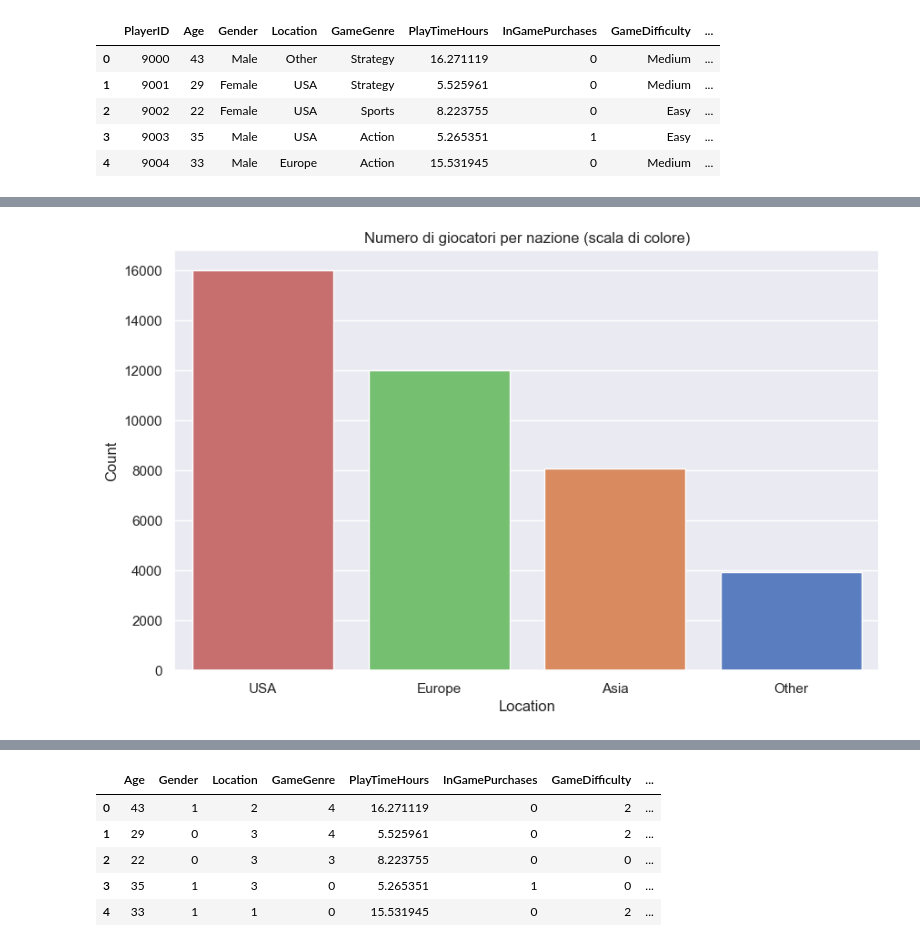
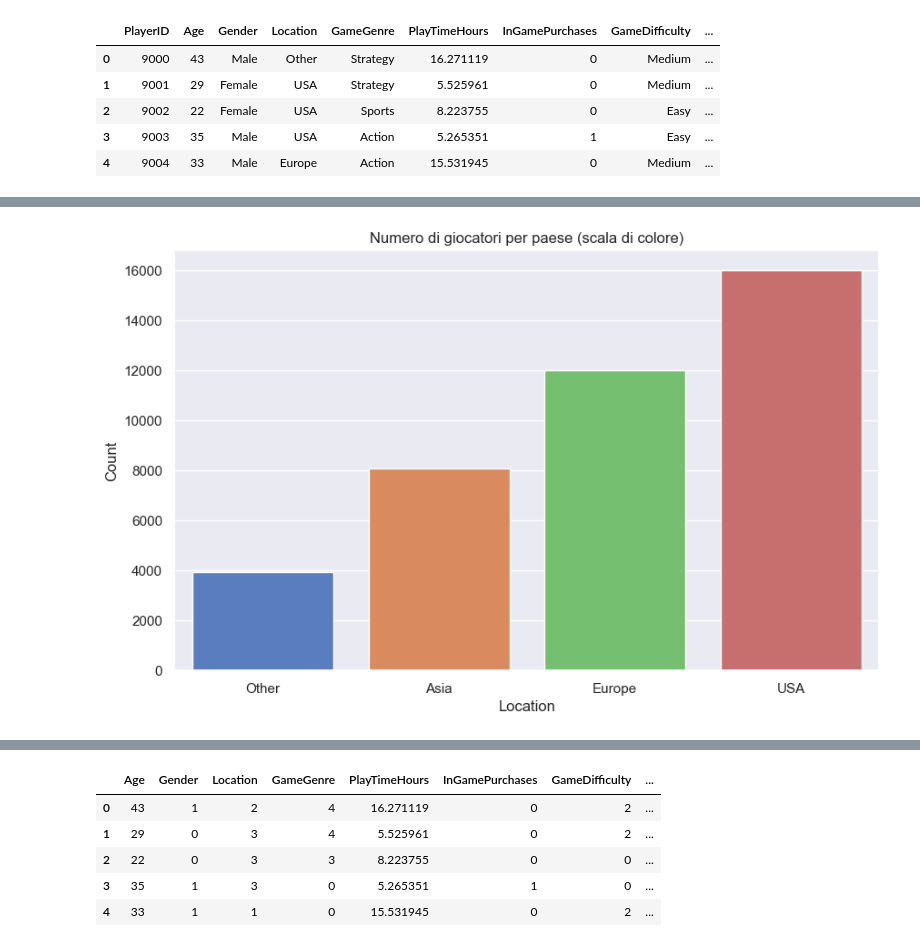
Before and after one commit to develhope/Data-PT-9-TeamProject-1-team-2, a Jupyter notebook: EDA_test2.ipynb, the cells around one changed output, grey strips where cells are left out. Drawn from its saved outputs; the diff is of its cells as text; code cells hidden in the pictures.

```diff
--- a/EDA_test2.ipynb
+++ b/EDA_test2.ipynb
@@ -74,14 +86,16 @@ Passing `palette` without assigning `hue` is deprecated and will be removed in v
 # %%
 location = df["Location"].value_counts().reset_index()
 location.columns = ['Location', 'Count']
 
+order = df['Location'].value_counts().sort_values().index
+
 plt.figure(figsize=(10,6))
-sns.barplot(data=location, x='Location', y='Count', hue='Count', palette="muted", dodge=False, legend=False)
+sns.barplot(data=location, x='Location', y='Count', hue='Count', palette="muted", dodge=False, legend=False ,order=order)
 
-plt.title("Numero di giocatori per nazione (scala di colore)")
+plt.title("Numero di giocatori per paese (scala di colore)")
 plt.show()
 # %% [output]
-[figure, old version]
+[figure, new version]
 # %%
 # Separate out Medium engagement players
 medium_players = df[df['EngagementLevel'] == 'Medium']
```
Also changed, not shown: parts of 17 cells of this notebook, 1 other file.
